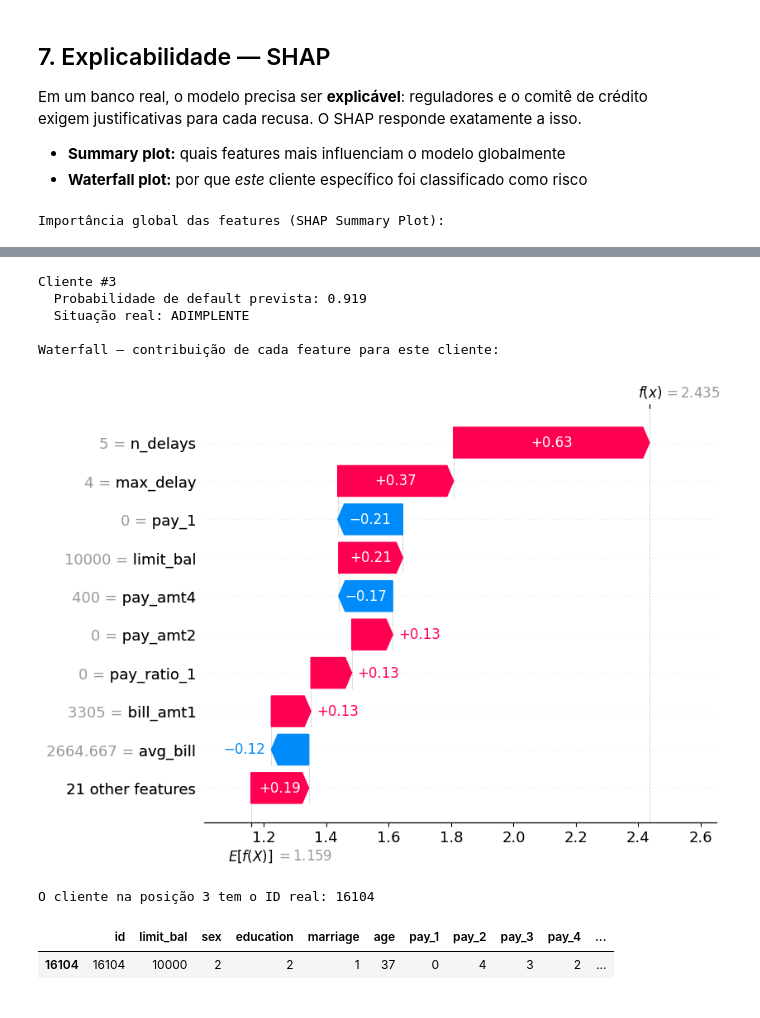
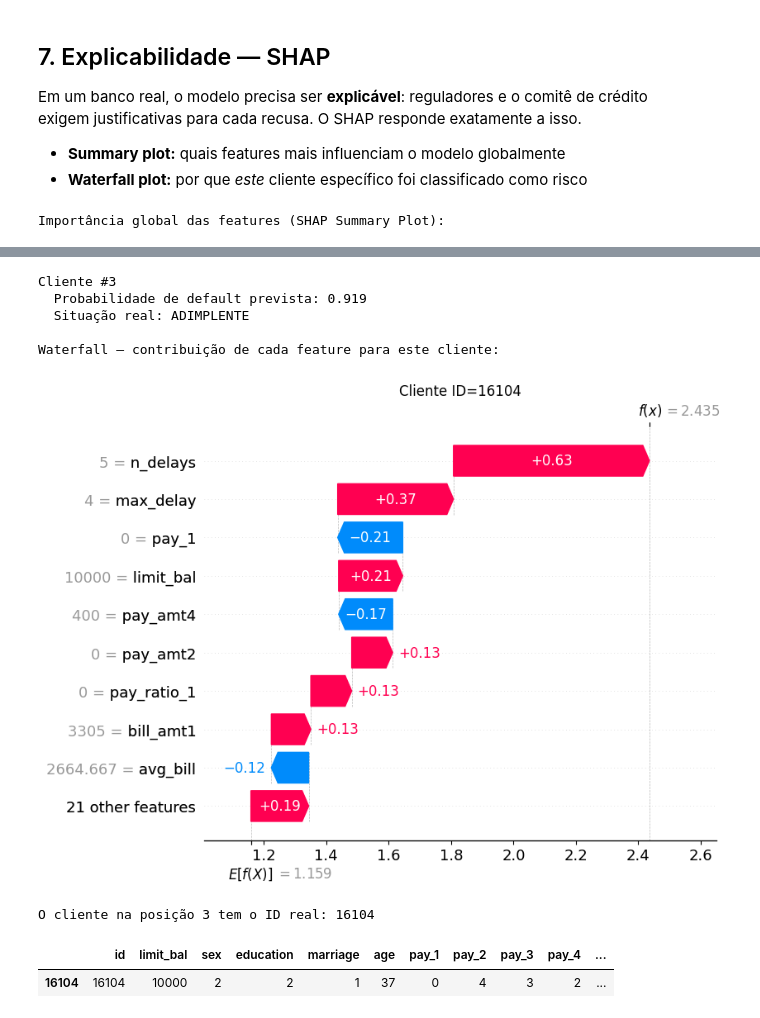
Before and after one commit to ASFischer/credit_risk, a Jupyter notebook: notebooks/modeling.ipynb, the cells around one changed output, grey strips where cells are left out. Saved outputs shown, nothing was run; the diff lists cells and outputs as text; code cells hidden in the pictures.

```diff
--- a/notebooks/modeling.ipynb
+++ b/notebooks/modeling.ipynb
@@ -378,7 +378,11 @@ shap_values = explainer.shap_values(X_test)
 # Cada ponto é um cliente. Vermelho = valor alto da feature, azul = valor baixo.
 # Posição no eixo X = quanto empurra o modelo para default (direita) ou não (esquerda).
 print("Importância global das features (SHAP Summary Plot):")
-shap.summary_plot(shap_values, X_test, feature_names=X.columns.tolist())
+shap.summary_plot(shap_values, X_test, feature_names=X.columns.tolist(), show=False)
+
+plt.savefig("../plots/shap_summary_plot.png", bbox_inches='tight', dpi=300)
+plt.show()
+plt.close()
 
 # ── Explicação individual ─────────────────────────────────────────────────────
 id_cliente = 3
@@ -396,8 +400,14 @@ shap.waterfall_plot(
         base_values=explainer.expected_value,
         data=X_test.iloc[id_cliente],
         feature_names=X.columns.tolist()
-    )
+    ),
+        show=False
 )
+
+plt.title('Cliente ID=16104')
+plt.savefig(f"../plots/shap_waterfall_client_{id_cliente}.png", bbox_inches='tight', dpi=300)
+plt.show()
+plt.close()
 
 # Resgata o ID real que está no índice do X_test
 id_real = X_test.index[id_cliente]
@@ -409,9 +419,9 @@ Importância global das features (SHAP Summary Plot):
 Cliente #3
   Probabilidade de default prevista: 0.919
   Situação real: ADIMPLENTE
 
 Waterfall — contribuição de cada feature para este cliente:
-[figure, old version]
+[figure, new version]
 O cliente na posição 3 tem o ID real: 16104
 # %%
 dados_do_cliente = df.loc[id_real]
```
Also changed, not shown: parts of 1 cell of this notebook, 2 other files.
